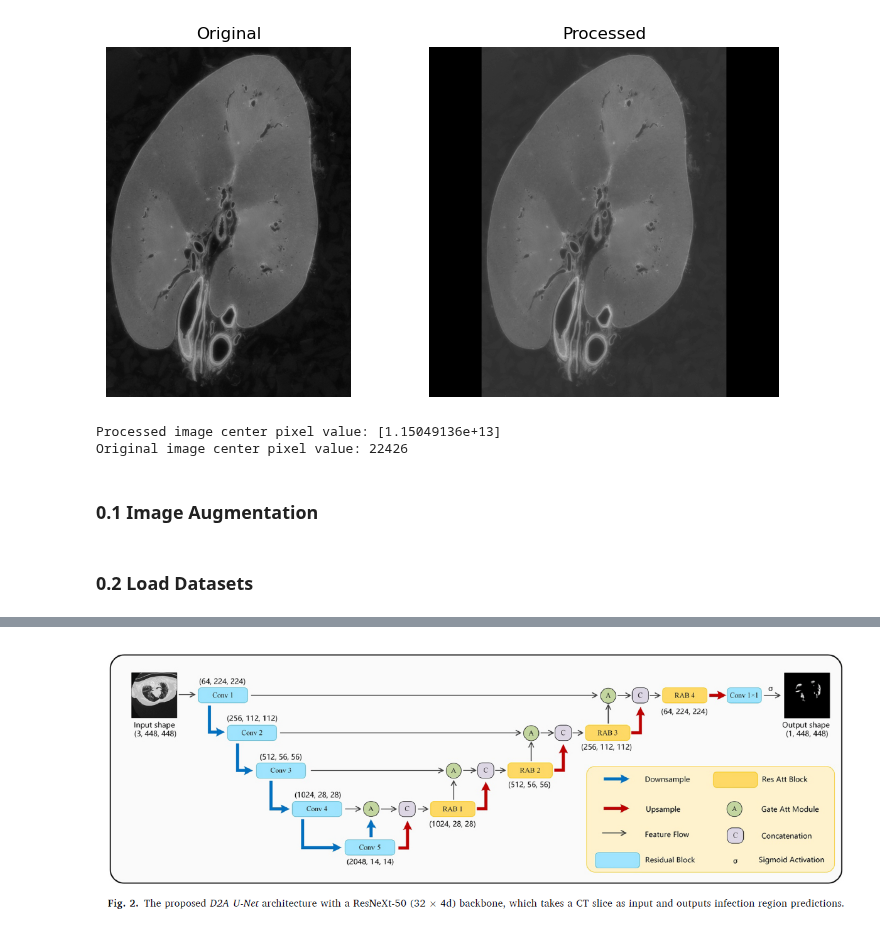
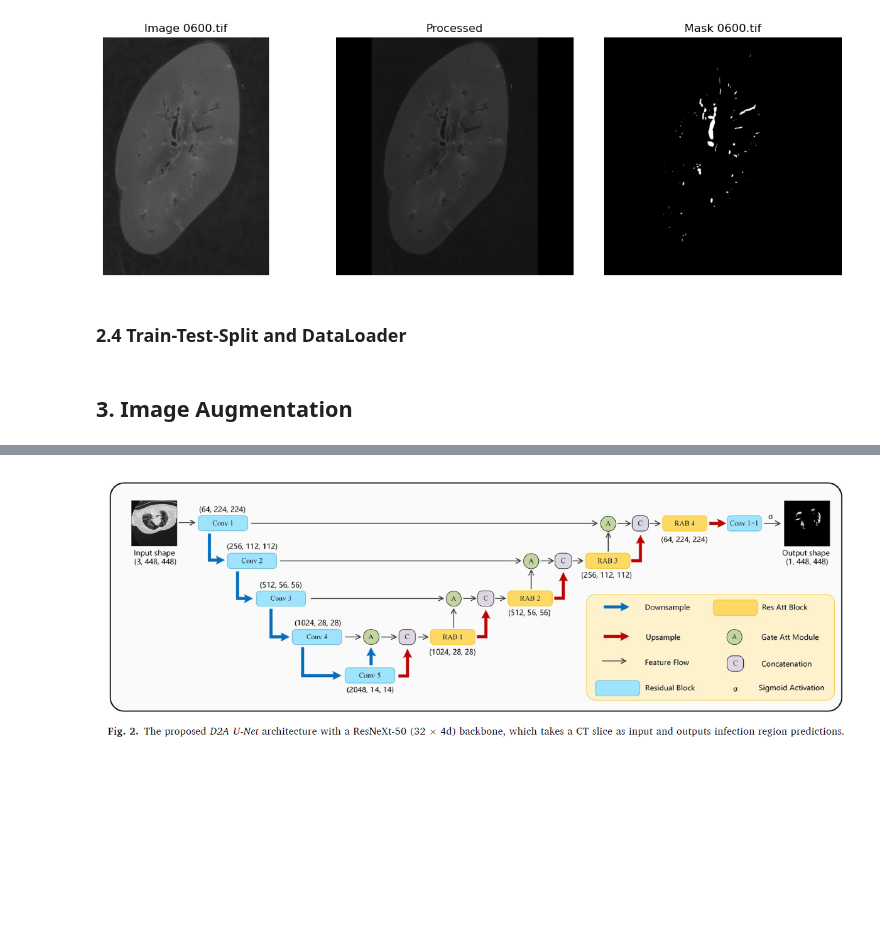
Before and after one commit to Kaggler-uofa/jin, a Jupyter notebook: dataset.ipynb, the cells around one changed output, grey strips where cells are left out. Drawn from its saved outputs; the diff is of its cells as text; code cells hidden in the pictures; blank space fills up the shorter version.

Commit message:
edit data loader

```diff
--- a/dataset.ipynb
+++ b/dataset.ipynb
@@ -25,22 +30,25 @@ class CFG:
     """
 
     # ============== Model Configuration =============
-    MODEL_NAME = 'Unet'
+    MODEL_NAME = 'Attention Unet'
     BACKBONE = 'se_resnext50_32x4d'
     IN_CHANNEL = 1  # Number of input channels (e.g., 1 for grayscale images)
     OUT_CHANNEL = 1 # Number of output channels
 
     # ============== Image Processing Settings =============
     INPUT_IMAGE_SIZE = (1024, 1024)  # Size of the input images (height x width)
+    GAMMA = 3 # Gamma correction for image preprocessing
 
     # =============
     # = Training and Validation Parameters =============
+    DEVICE = "cuda" if torch.cuda.is_available() else "cpu"  # Device to use for training
     VALID_ID = 1  # ID for validation dataset or fold
     BATCH_SIZE = 16  # Batch size for model training
     THRESHOLD_PERCENTILE = 0.0014109  # Threshold for post-processing
     LEARNING_RATE = 1e-4
     NUM_EPOCHS = 50
     NUM_WORKERS = 0 # Number of threds
+    TRAIN_TEST_SPLIT_RATIO = 0.2  # for test subset
 
     # ============== Model Paths =============
     # List of paths to trained model weights
@@ -64,11 +70,19 @@ c:\Users\USER\Desktop\Kaggle\jin
 # %%
 class CustomDataset(Dataset):
-    def __init__(self, image_path, target_image_size=(512, 512), convert_size=True, gamma=1, image_format=".tif"):
+    def __init__(self, image_path, mask_path=None, target_image_size=(512, 512), convert_size=True, gamma=1, image_format=".tif"):
         # File IO
         self.image_path = image_path
         self.image_format = image_format
         self.image_filenames = sorted([os.path.join(image_path, filename) for filename in os.listdir(image_path) if filename.endswith(self.image_format)])
         print(f"{len(self.image_filenames)} samples are loaded.")
+
+        # If masks (labels) are given
+        self.mask_path = mask_path
+        if self.mask_path:
+            self.mask_filenames = sorted([os.path.join(self.mask_path, filename) for filename in os.listdir(self.mask_path) if filename.endswith(self.image_format)])
+            if not len(self.mask_filenames) == len(self.image_filenames):
+                raise(f"Number of images and labels are not matched: {len(self.image_filenames)} images and {len(self.mask_filenames)} labels.")
+            print(f"{len(self.mask_filenames)} labels are loaded.")
 
         # Image processing
         self.target_image_size = target_image_size
@@ -91,6 +105,13 @@ class CustomDataset(Dataset):
 
         # Extract the filename
         image_filename = os.path.basename(self.image_filenames[index])
+
+        # If masks (labels) are given
+        if self.mask_path:
+            mask = io.imread(self.mask_filenames[index])
+            mask = self.resize_and_pad(mask, self.target_image_size, gamma=1) # mask containing 0s and 1s only.
+            return image, mask, image_filename
+
         return image, image_filename
 
     def __len__(self):
@@ -106,14 +127,18 @@ class CustomDataset(Dataset):
         pad_w = (target_image_size[1] - new_w) // 2
 
         # Resize image with 'constant' mode to keep original pixel values
-        image_resized = transform.resize(image, (new_h, new_w), mode='constant', anti_aliasing=True, preserve_range = True, order=1)
+        image_resized = transform.resize(
+            image,
+            (new_h, new_w),
+            mode='constant',
+            anti_aliasing=True,
+            preserve_range = True, # preserve the original image's intensity range
+            order=1
+        )
 
         # Apply gamma correction to adjust brightness
         if not self.gamma == 1:
             image_resized = exposure.adjust_gamma(image_resized, gamma)
-
-        # Convert back to the original dtype and ubyte
-        # image_resized = img_as_ubyte(image_resized)
 
         # Add a channel dimension to grayscale images if necessary
         if len(image.shape) == 2:  # Grayscale image
@@ -168,8 +195,6 @@ def display_image(images, titles=None, max_cols=4):
 # %%
 image_path = os.path.join(CFG.TRAIN_DATASET_DIRECTORY, "images")
 mask_path = os.path.join(CFG.TRAIN_DATASET_DIRECTORY, "labels")
-image_dataset = CustomDataset(image_path, CFG.INPUT_IMAGE_SIZE, gamma=3)
-mask_dataset = CustomDataset(mask_path, CFG.INPUT_IMAGE_SIZE)
-display_image(image_dataset[900][0])
+dataset = CustomDataset(image_path, mask_path, target_image_size=CFG.INPUT_IMAGE_SIZE, gamma=CFG.GAMMA)
 # %% [output]
 2279 samples are loaded.
@@ -180,18 +203,8 @@ Original size: (1303, 912), Converted size: (1024, 1024, 1)
-# %%
-original_image = io.imread(os.path.join(image_path, "0900.tif"))
-display_image([original_image, image_dataset[900][0]], ["Original", "Processed"])
-# %% [output]
-[figure, removed]
-# %%
-# Load the processed image from the dataset
-processed_image, _ = image_dataset[900]
-center_y, center_x = processed_image.shape[0] // 2, processed_image.shape[1] // 2
-print(f"Processed image center pixel value: {processed_image[center_y][center_x]}")
-
-# Load the original image for comparison
-original_image = io.imread(image_dataset.image_filenames[900])
-center_y_original, center_x_original = original_image.shape[0] // 2, original_image.shape[1] // 2
-print(f"Original image center pixel value: {original_image[center_y_original][center_x_original]}")
-# %% [output]
-Processed image center pixel value: [1.15049136e+13]
-Original image center pixel value: 22426
+# %%
+index = 600
+original_image = io.imread(os.path.join(CFG.TRAIN_DATASET_DIRECTORY, "images", dataset[index][2]))
+display_image([original_image, dataset[index][0], dataset[index][1]], [f"Image {dataset[index][2]}", "Processed", f"Mask {dataset[index][2]}"])
+# %% [output]
+[figure, added]
+# %% [markdown]
+### 2.4 Train-Test-Split and DataLoader
@@ -198,5 +223,5 @@ Original image center pixel value: 22426
 # %% [markdown]
-### 0.1 Image Augmentation
+## 3. Image Augmentation
 # %%
 def Augement_image(image, mask):
 
@@ -240,5 +265,3 @@ def Augement_image(image, mask):
     augmented_data_zip = list(zip(*[image_list, mask_list]))
 
     return augmented_data_zip
-# %% [markdown]
-### 0.2 Load Datasets
```
Also changed, not shown: parts of 16 cells of this notebook.
